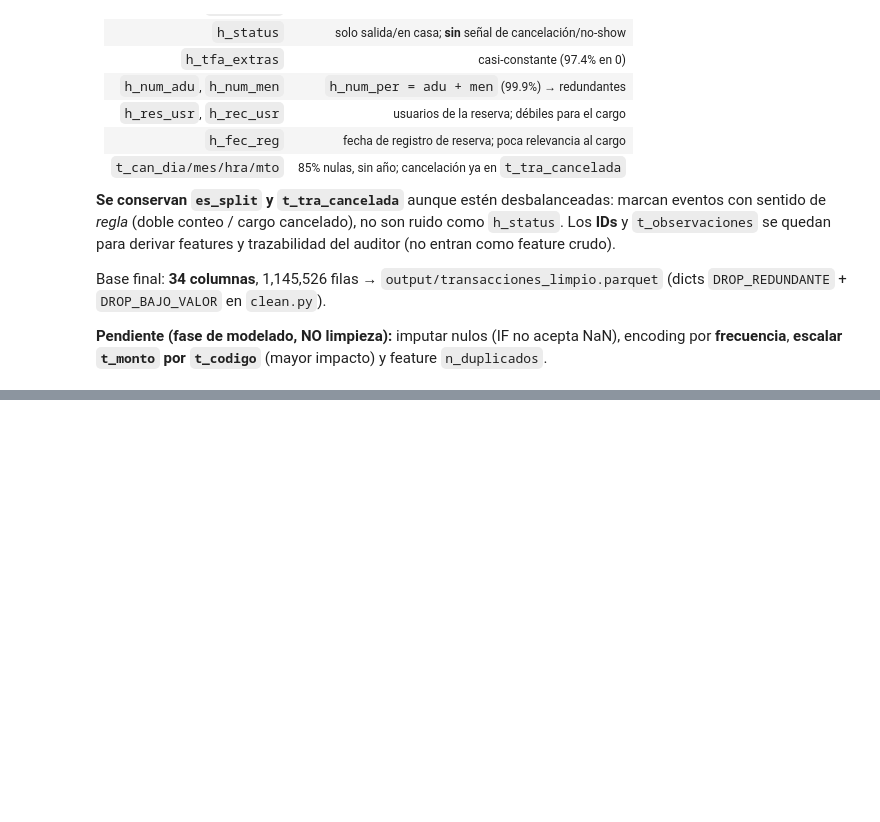
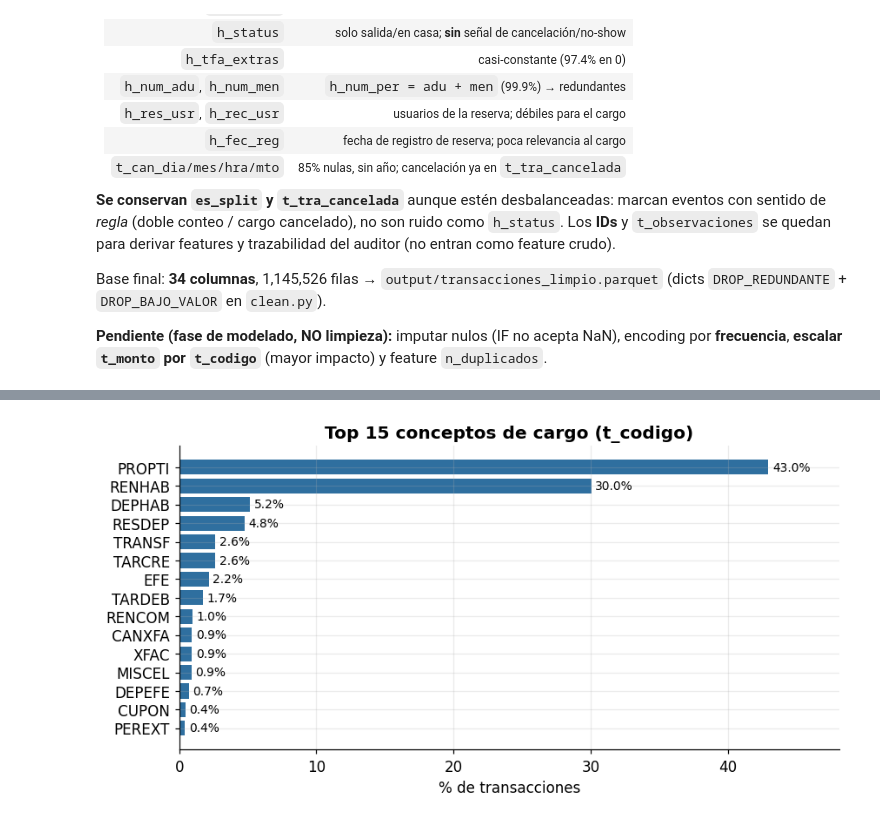
Before and after one commit to AdrianMateos-A01722496/FinAnom, a Jupyter notebook: data_cleaning/initial_cleaning.ipynb, the cells around one changed output, grey strips where cells are left out. Saved outputs shown, nothing was run; the diff lists cells and outputs as text; code cells hidden in the pictures; blank space fills up the shorter version.

```diff
--- a/data_cleaning/initial_cleaning.ipynb
+++ b/data_cleaning/initial_cleaning.ipynb
@@ -256,0 +309,11 @@ Base final: **34 columnas**, 1,145,526 filas → `output/transacciones_limpio.pa
+# %%
+# Top 15 conceptos de cargo
+top=expl['t_codigo'].astype('string').str.strip().value_counts(normalize=True).head(15)*100
+fig,ax=plt.subplots(figsize=(8,4.2))
+ax.barh(top.index[::-1], top.values[::-1], color=AZ)
+ax.set_title('Top 15 conceptos de cargo (t_codigo)'); ax.set_xlabel('% de transacciones')
+for i,v in enumerate(top.values[::-1]): ax.text(v+0.3,i,f'{v:.1f}%',va='center',fontsize=9)
+ax.set_xlim(0,max(top.values)*1.12)
+fig.savefig(OUT/'exp_top_conceptos.png', bbox_inches='tight'); plt.show()
+# %% [output]
+[figure, added]
```
Also changed, not shown: parts of 9 cells of this notebook.
